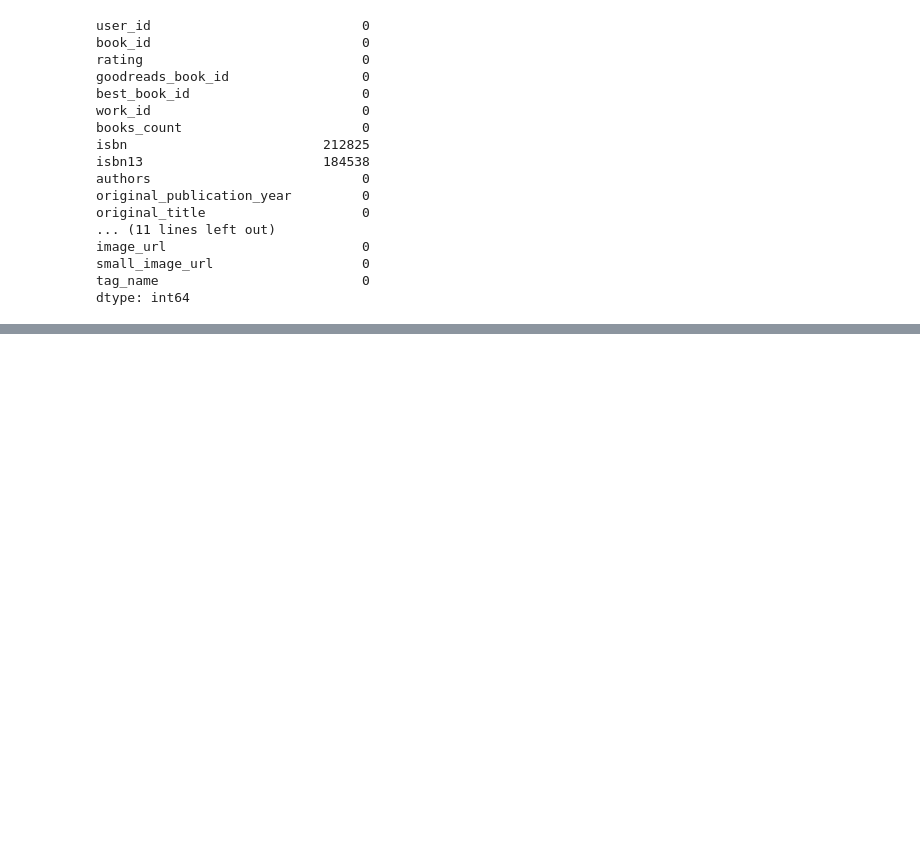
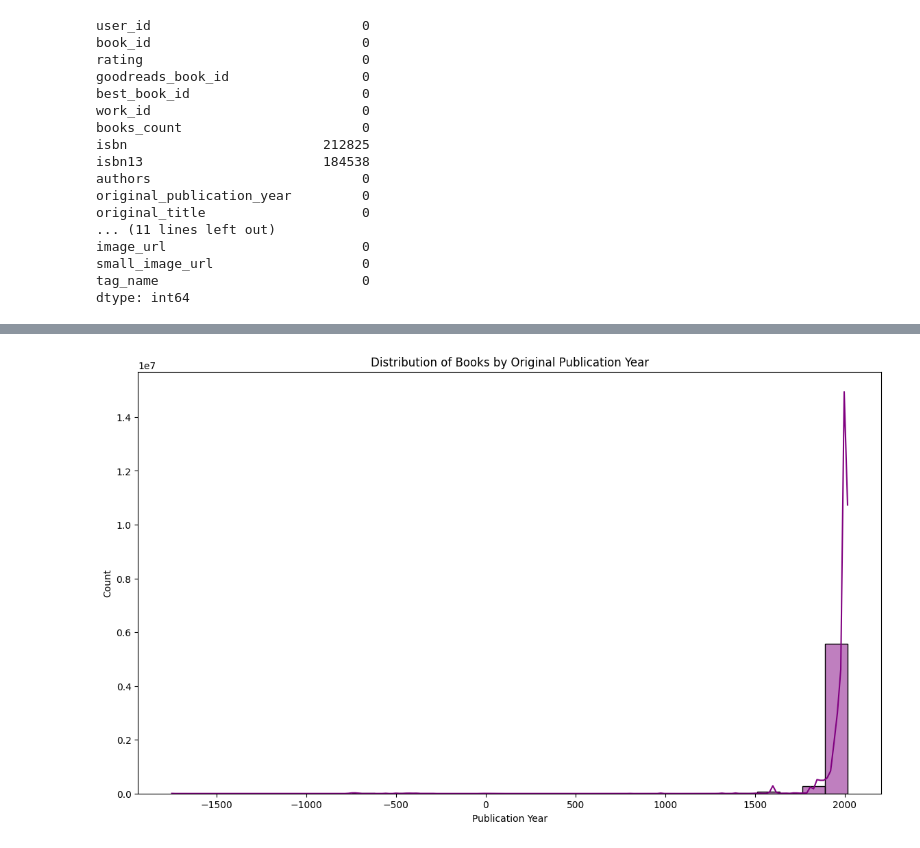
Before and after one commit to sahil-bhaidkar/Goodbooks_10k_Recommender_Project, a Jupyter notebook: Notebook/Goodread10k.ipynb, the cells around one changed output, grey strips where cells are left out. Cells and saved outputs as stored; diff of their text form; code cells hidden in the pictures; blank space fills up the shorter version.

```diff
--- a/Notebook/Goodread10k.ipynb
+++ b/Notebook/Goodread10k.ipynb
@@ -168,0 +182,10 @@ master_data = master_data[['user_id', 'book_id', 'rating', 'best_book_id', 'book
+# %%
+# Distribution of books by original publication year
+plt.figure(figsize=(14, 8))
+sns.histplot(master_data['original_publication_year'].dropna(), bins=30, kde=True, color='purple')
+plt.title('Distribution of Books by Original Publication Year')
+plt.xlabel('Publication Year')
+plt.ylabel('Count')
+plt.show()
+# %% [output]
+[figure, added]
```
Also changed, not shown: parts of 3 cells of this notebook.
